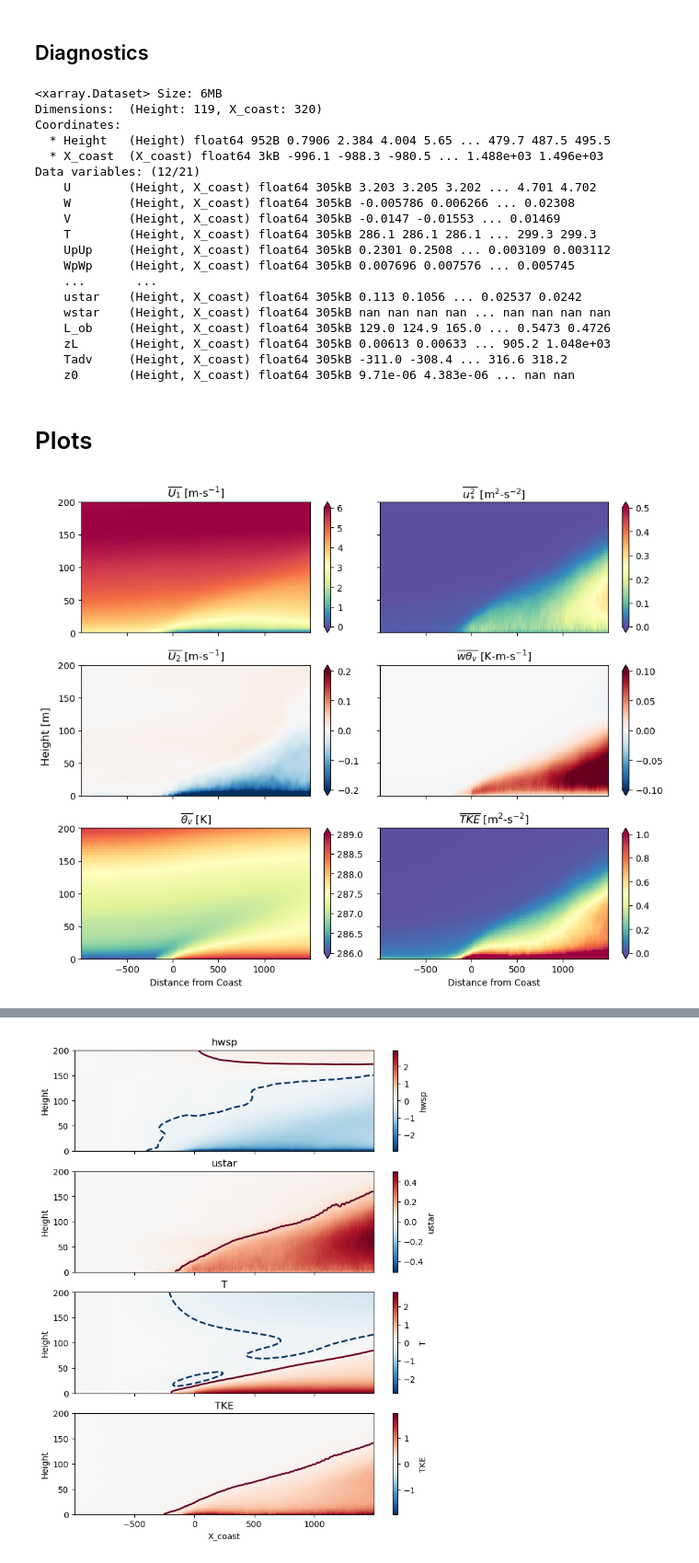
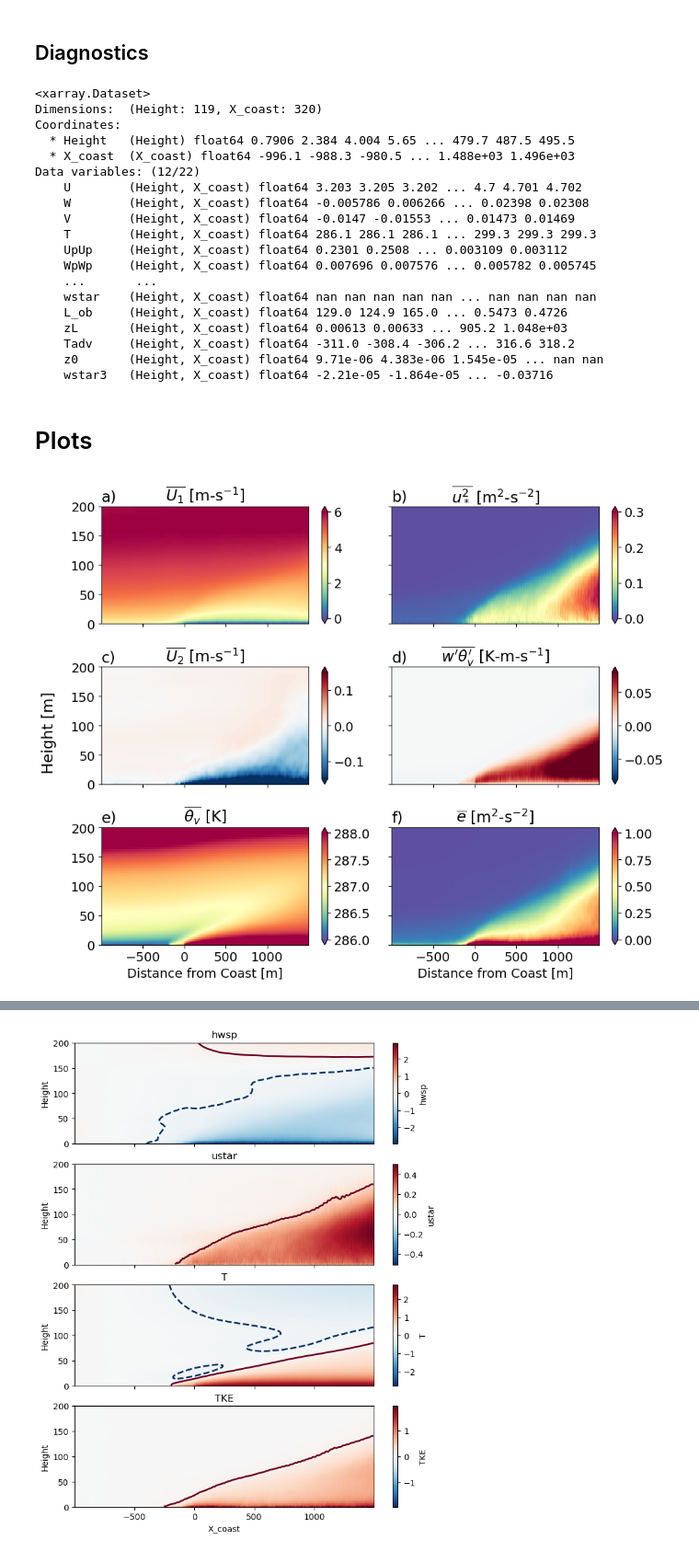
Before and after one commit to jameshlywiak/ABL-surface-layer, a Jupyter notebook: umn_LES.ipynb, the cells around one changed output, grey strips where cells are left out. Shown at 92% size. Saved outputs shown, nothing was run; the diff lists cells and outputs as text; code cells hidden in the pictures.

```diff
--- a/umn_LES.ipynb
+++ b/umn_LES.ipynb
@@ -64,15 +64,14 @@ Data variables: (12/13)
 # %% [markdown]
 ## Diagnostics
 # %%
-
 g = 9.81
 vonk = 0.4
-f = 2*np.sin(36.5*np.pi/180)*(7.29e-5)
+f = 2*np.sin(36.8*np.pi/180)*(7.29e-5)
 
 wsp = (ds.U**2 + ds.V**2 + ds.W**2)**(1/2)
 hwsp = (ds.U**2 + ds.V**2)**(1/2)
 ust = (ds.UpWp**2 + ds.VpWp**2)**(1/4)
-wst = (ds.Height*g*ds.WpTp / ds.T)**(1/3)
+wst3 = (ds.Height*g*ds.WpTp / ds.T)**(1)
 Lob = -(ds.T*ust**3) / (vonk*g*ds.WpTp)
 zL = ds.Height / Lob
 Tadv = np.tile(ds.X_coast.values, (len(ds.Height.values), 1)) / ds.U.values
@@ -89,31 +88,31 @@ z0 = np.transpose(np.tile(ds.Height.values, (len(ds.X_coast.values), 1))) * np.e
 ds['wsp'] = (['Height', 'X_coast'], wsp.values)
 ds['hwsp'] = (['Height', 'X_coast'], hwsp.values)
 ds['ustar'] = (['Height', 'X_coast'], ust.values)
-ds['wstar'] = (['Height', 'X_coast'], wst.values)
+ds['wstar3'] = (['Height', 'X_coast'], wst3.values)
 ds['L_ob'] = (['Height', 'X_coast'], Lob.values)
 ds['zL'] = (['Height', 'X_coast'], zL.values)
 ds['Tadv'] = (['Height', 'X_coast'], Tadv)
 ds['z0'] = (['Height', 'X_coast'], z0.values)
 ds
 # %% [output]
-<xarray.Dataset> Size: 6MB
+<xarray.Dataset>
 Dimensions:  (Height: 119, X_coast: 320)
 Coordinates:
-  * Height   (Height) float64 952B 0.7906 2.384 4.004 5.65 ... 479.7 487.5 495.5
-  * X_coast  (X_coast) float64 3kB -996.1 -988.3 -980.5 ... 1.488e+03 1.496e+03
-Data variables: (12/21)
-    U        (Height, X_coast) float64 305kB 3.203 3.205 3.202 ... 4.701 4.702
-    W        (Height, X_coast) float64 305kB -0.005786 0.006266 ... 0.02308
-    V        (Height, X_coast) float64 305kB -0.0147 -0.01553 ... 0.01469
-    T        (Height, X_coast) float64 305kB 286.1 286.1 286.1 ... 299.3 299.3
-    UpUp     (Height, X_coast) float64 305kB 0.2301 0.2508 ... 0.003109 0.003112
-    WpWp     (Height, X_coast) float64 305kB 0.007696 0.007576 ... 0.005745
+  * Height   (Height) float64 0.7906 2.384 4.004 5.65 ... 479.7 487.5 495.5
+  * X_coast  (X_coast) float64 -996.1 -988.3 -980.5 ... 1.488e+03 1.496e+03
+Data variables: (12/22)
+    U        (Height, X_coast) float64 3.203 3.205 3.202 ... 4.7 4.701 4.702
+    W        (Height, X_coast) float64 -0.005786 0.006266 ... 0.02398 0.02308
+    V        (Height, X_coast) float64 -0.0147 -0.01553 ... 0.01473 0.01469
+    T        (Height, X_coast) float64 286.1 286.1 286.1 ... 299.3 299.3 299.3
+    UpUp     (Height, X_coast) float64 0.2301 0.2508 ... 0.003109 0.003112
+    WpWp     (Height, X_coast) float64 0.007696 0.007576 ... 0.005782 0.005745
     ...       ...
-    ustar    (Height, X_coast) float64 305kB 0.113 0.1056 ... 0.02537 0.0242
-    wstar    (Height, X_coast) float64 305kB nan nan nan nan ... nan nan nan nan
-    L_ob     (Height, X_coast) float64 305kB 129.0 124.9 165.0 ... 0.5473 0.4726
-    zL       (Height, X_coast) float64 305kB 0.00613 0.00633 ... 905.2 1.048e+03
-    Tadv     (Height, X_coast) float64 305kB -311.0 -308.4 ... 316.6 318.2
-    z0       (Height, X_coast) float64 305kB 9.71e-06 4.383e-06 ... nan nan
+    wstar    (Height, X_coast) float64 nan nan nan nan nan ... nan nan nan nan
+    L_ob     (Height, X_coast) float64 129.0 124.9 165.0 ... 0.5473 0.4726
+    zL       (Height, X_coast) float64 0.00613 0.00633 ... 905.2 1.048e+03
+    Tadv     (Height, X_coast) float64 -311.0 -308.4 -306.2 ... 316.6 318.2
+    z0       (Height, X_coast) float64 9.71e-06 4.383e-06 1.545e-05 ... nan nan
+    wstar3   (Height, X_coast) float64 -2.21e-05 -1.864e-05 ... -0.03716
 # %% [markdown]
 # Plots
@@ -120,37 +121,40 @@ Data variables: (12/21)
 # %%
 ## quick plots
+plt.rcParams.update({'font.size': 14})
 
 fig, ax = plt.subplots(3,2, figsize=(10,8), sharex=True, sharey=True)
 ax = ax.flatten()
 
 cbar_args = {'label': ''}
 labels = [
     r'$\overline{U_1}$ [m-s$^{-1}$]',
     r'$\overline{u_*^2}$ [m$^2$-s$^{-2}$]',
     r'$\overline{U_2}$ [m-s$^{-1}$]',
-    r'$\overline{w\theta_v}$ [K-m-s$^{-1}$]',
+    r'$\overline{w^{\prime}\theta_v^{\prime}}$ [K-m-s$^{-1}$]',
     r'$\overline{\theta_v}$ [K]',
-    r'$\overline{TKE}$ [m$^2$-s$^{-2}$]',
+    r'$\overline{e}$ [m$^2$-s$^{-2}$]',
 ]
 
 ds.U.plot(ax=ax[0], x='X_coast', y='Height', cmap='Spectral_r', vmin=0, vmax=6, extend='both', cbar_kwargs=cbar_args)
-ds.V.plot(ax=ax[2], x='X_coast', y='Height', cmap='RdBu_r', vmin=-0.2, vmax=0.2, extend='both', cbar_kwargs=cbar_args)
-ds.T.plot(ax=ax[4], x='X_coast', y='Height', cmap='Spectral_r', vmin=286, vmax=289, extend='both', cbar_kwargs=cbar_args)
+ds.V.plot(ax=ax[2], x='X_coast', y='Height', cmap='RdBu_r', vmin=-0.15, vmax=0.15, extend='both', cbar_kwargs=cbar_args)
+ds.T.plot(ax=ax[4], x='X_coast', y='Height', cmap='Spectral_r', vmin=286, vmax=288, extend='both', cbar_kwargs=cbar_args)
 
-(ds.ustar**2).plot(ax=ax[1], x='X_coast', y='Height', cmap='Spectral_r', vmin=0, vmax=0.5, extend='both', cbar_kwargs=cbar_args)
-ds.WpTp.plot(ax=ax[3], x='X_coast', y='Height', cmap='RdBu_r', vmin=-0.1, vmax=0.1, extend='both', cbar_kwargs=cbar_args)
+(ds.ustar**2).plot(ax=ax[1], x='X_coast', y='Height', cmap='Spectral_r', vmin=0, vmax=0.3, extend='both', cbar_kwargs=cbar_args)
+ds.WpTp.plot(ax=ax[3], x='X_coast', y='Height', cmap='RdBu_r', vmin=-0.08, vmax=0.08, extend='both', cbar_kwargs=cbar_args)
 ds.TKE.plot(ax=ax[5], x='X_coast', y='Height', cmap='Spectral_r', vmin=0, vmax=1, extend='both', cbar_kwargs=cbar_args)
 
 for n,axis in enumerate(ax):
     axis.set_ylim([0, 200])
     axis.set_xlabel('')
     axis.set_ylabel('')
-    if n>=4: axis.set_xlabel('Distance from Coast')
-    axis.set_title(f'{labels[n]}')
+    if n>=4: axis.set_xlabel('Distance from Coast [m]')
+    axis.set_title(f'{labels[n]}', loc='center')
+    axis.set_title(f'{alph[n]}', loc='left')
 
 fig.supylabel('Height [m]')
 fig.tight_layout()
 
-fig.savefig('LES_quick_look.png', bbox_inches='tight', dpi=200)
+fig.savefig('LES_quick_look.png', bbox_inches='tight', dpi=300)
+fig.savefig('LES_quick_look.pdf', bbox_inches='tight')
 # %% [output]
-[figure, old version]
+[figure, new version]
```
Also changed, not shown: parts of 16 cells of this notebook, 2 other files.
